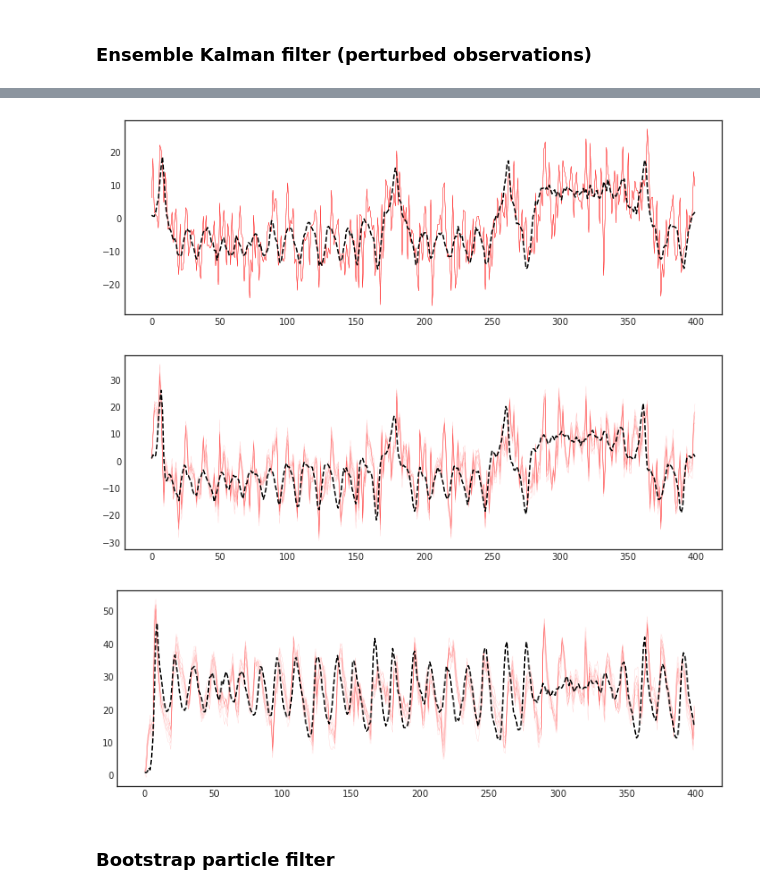
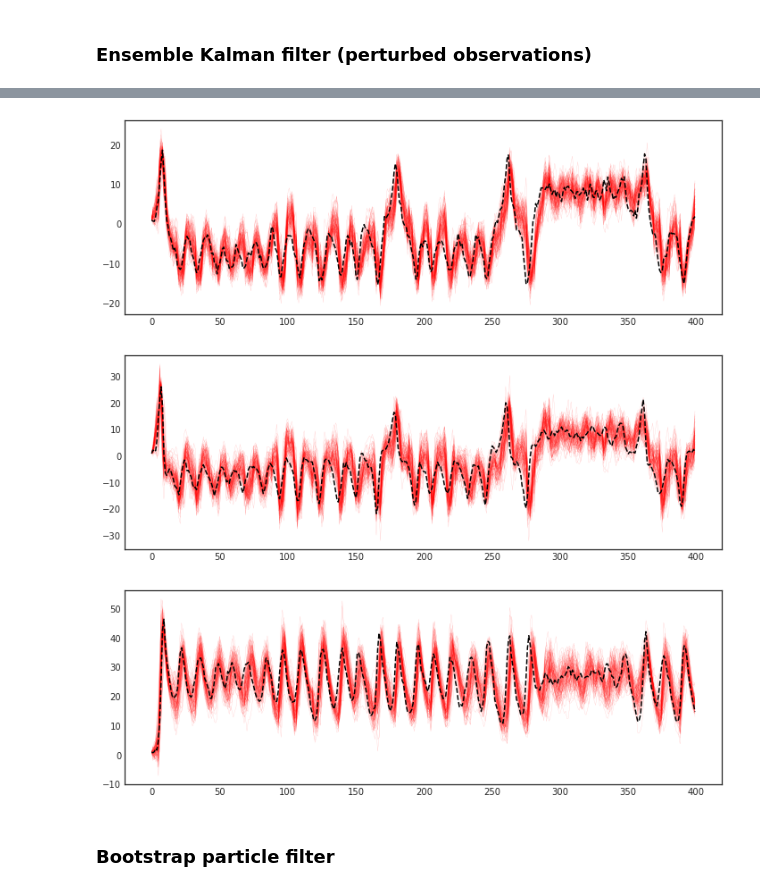
Before and after one commit to thiery-lab/data-assimilation, a Jupyter notebook: notebooks/Lorenz 63 model.ipynb, the cells around one changed output, grey strips where cells are left out. Drawn from its saved outputs; the diff is of its cells as text; code cells hidden in the pictures.

```diff
--- a/notebooks/Lorenz 63 model.ipynb
+++ b/notebooks/Lorenz 63 model.ipynb
@@ -29,7 +29,7 @@ Originally proposed in
 n_steps = 400
 seed = 20171027
 rng = np.random.RandomState(seed)
-observation_func = lambda z: z.T[0:1].T
+observation_func = lambda z, t: z.T[0:1].T
 state_noise_std=1.
 obser_noise_std = 5.
 model = Lorenz63Model(
@@ -80,13 +80,13 @@ Wall time: 374 ms
 # %%
 for i in range(3):
     fig = plt.figure(figsize=(12, 4))
     ax = fig.add_subplot(1, 1, 1)
-    _ = ax.plot(results_enkf['z_particles_seq'][:, ::10, i], 'r-', lw=0.25, alpha=0.25, label='EnkF')
+    _ = ax.plot(results_enkf['z_particles_seq'][:, :, i], 'r-', lw=0.25, alpha=0.25, label='EnkF')
     _ = ax.plot(z_reference[:, i], 'k--', label='True')
 # %% [output]
-[figure, old version]
+[figure, new version]
-[figure, old version]
+[figure, new version]
-[figure, old version]
+[figure, new version]
 # %% [markdown]
 ### Bootstrap particle filter
 # %%
```
Also changed, not shown: parts of 7 cells of this notebook, 2 other files.
